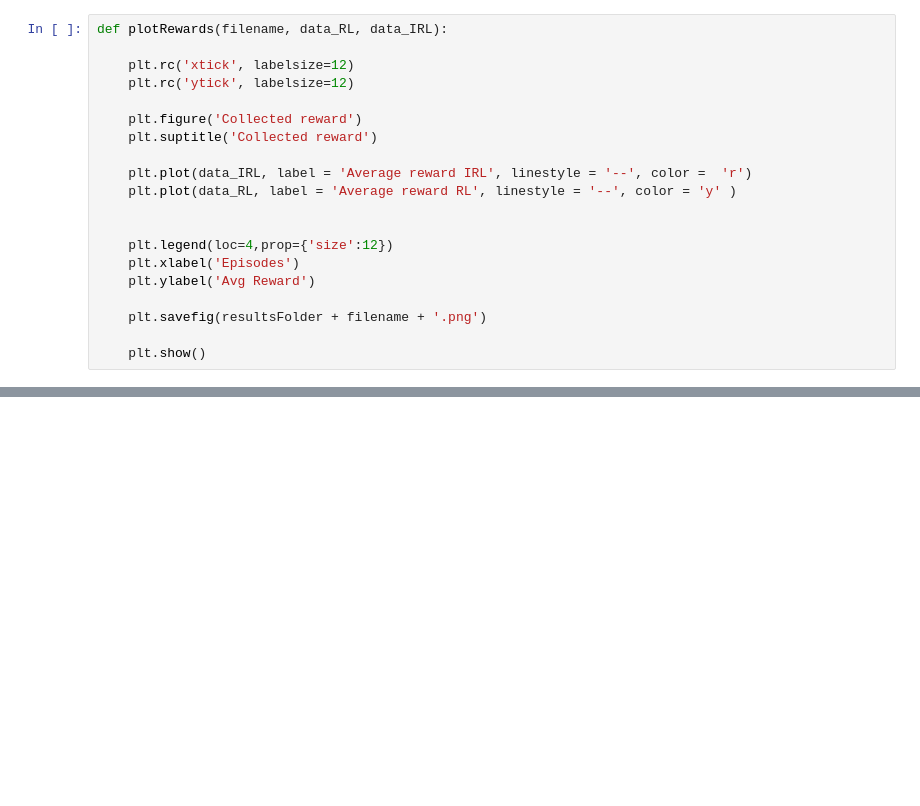
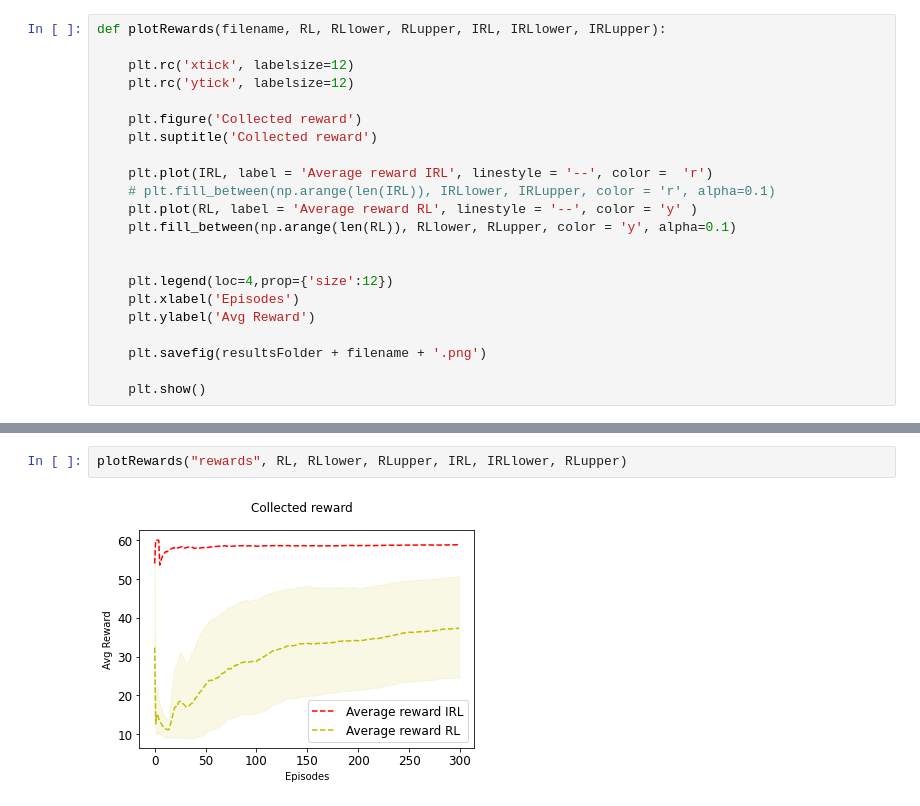
Before and after one commit to mwizard1010/robot-control, a Jupyter notebook: Code/Reward_plot_cont.ipynb, the cells around one changed output, grey strips where cells are left out. Cells and saved outputs as stored; diff of their text form; blank space fills up the shorter version.

```diff
--- a/Code/Reward_plot_cont.ipynb
+++ b/Code/Reward_plot_cont.ipynb
@@ -34,5 +36,5 @@ def get_avg(data):
 # %%
-def plotRewards(filename, data_RL, data_IRL):
+def plotRewards(filename, RL, RLlower, RLupper, IRL, IRLlower, IRLupper):
 
     plt.rc('xtick', labelsize=12)
     plt.rc('ytick', labelsize=12)
@@ -40,8 +42,10 @@ def plotRewards(filename, data_RL, data_IRL):
     plt.figure('Collected reward')
     plt.suptitle('Collected reward')
 
-    plt.plot(data_IRL, label = 'Average reward IRL', linestyle = '--', color =  'r')
-    plt.plot(data_RL, label = 'Average reward RL', linestyle = '--', color = 'y' )
+    plt.plot(IRL, label = 'Average reward IRL', linestyle = '--', color =  'r')
+    # plt.fill_between(np.arange(len(IRL)), IRLlower, IRLupper, color = 'r', alpha=0.1)
+    plt.plot(RL, label = 'Average reward RL', linestyle = '--', color = 'y' )
+    plt.fill_between(np.arange(len(RL)), RLlower, RLupper, color = 'y', alpha=0.1)
 
 
     plt.legend(loc=4,prop={'size':12})
@@ -77,0 +78,4 @@ plt.show()
+# %%
+plotRewards("rewards", RL, RLlower, RLupper, IRL, IRLlower, RLupper)
+# %% [output]
+[figure, added]
```
Also changed, not shown: parts of 4 cells of this notebook, 42 other files.
